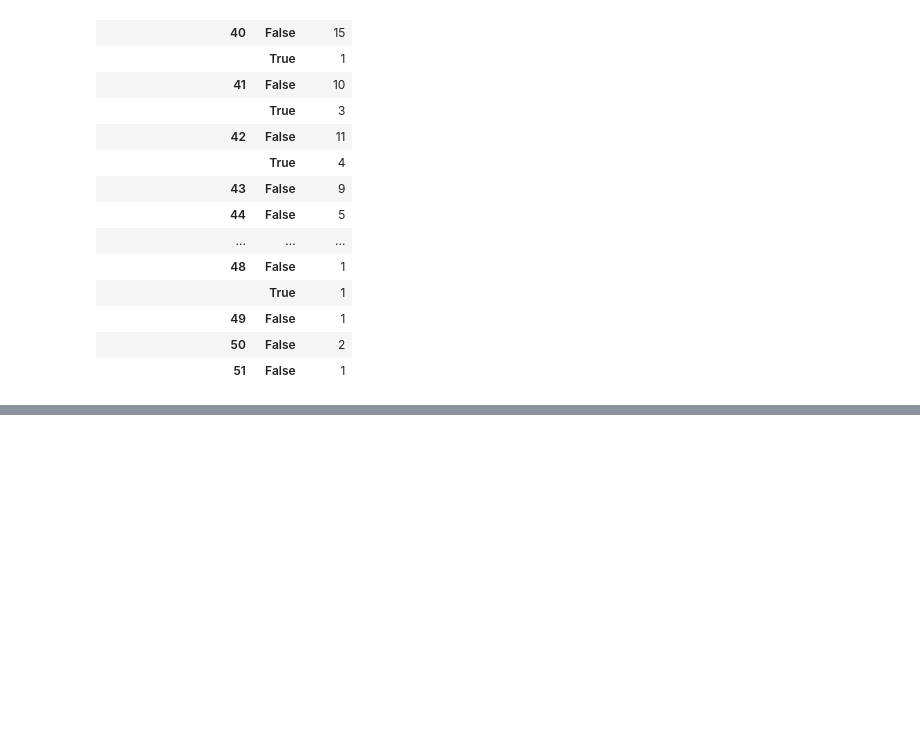
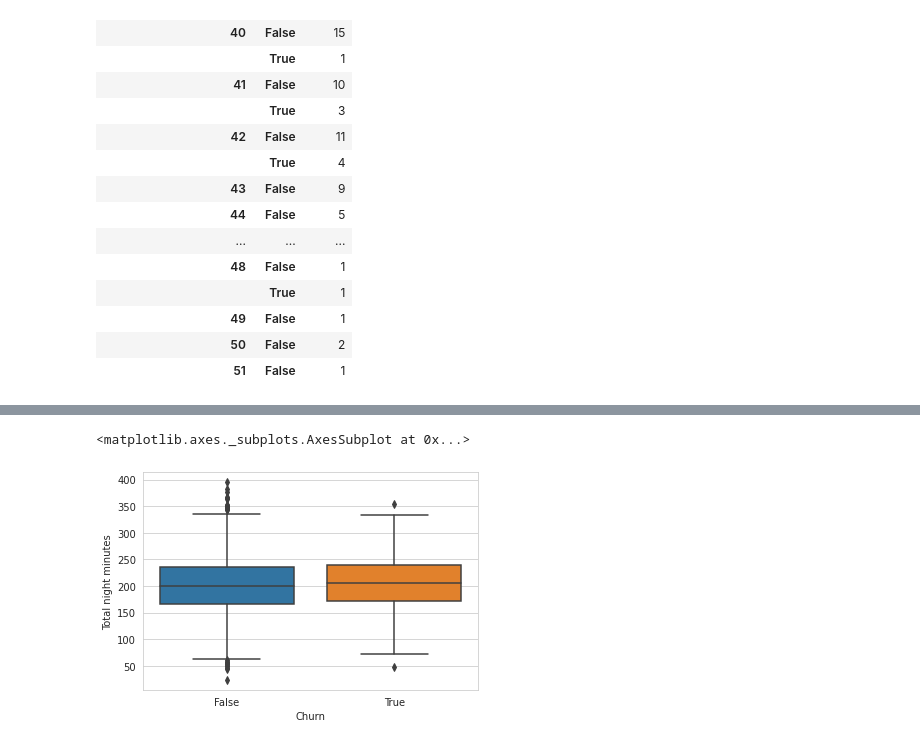
Before and after one commit to Nakulpradeep94/EDA_CHURN_ANALYSIS, a Jupyter notebook: Copy_of_Telecom_Churn_Analysis_Capstone_Project.ipynb, the cells around one changed output, grey strips where cells are left out. Saved outputs shown, nothing was run; the diff lists cells and outputs as text; code cells hidden in the pictures; blank space fills up the shorter version.

```diff
--- a/Copy_of_Telecom_Churn_Analysis_Capstone_Project.ipynb
+++ b/Copy_of_Telecom_Churn_Analysis_Capstone_Project.ipynb
@@ -337,0 +356,7 @@ vmail_df.tail(20)
+# %%
+sns.set_style("whitegrid")
+
+sns.boxplot(x = 'Churn', y = 'Total night minutes', data =df)
+# %% [output]
+<matplotlib.axes._subplots.AxesSubplot at 0x...>
+[figure, added]
```
Also changed, not shown: parts of 8 cells of this notebook.
